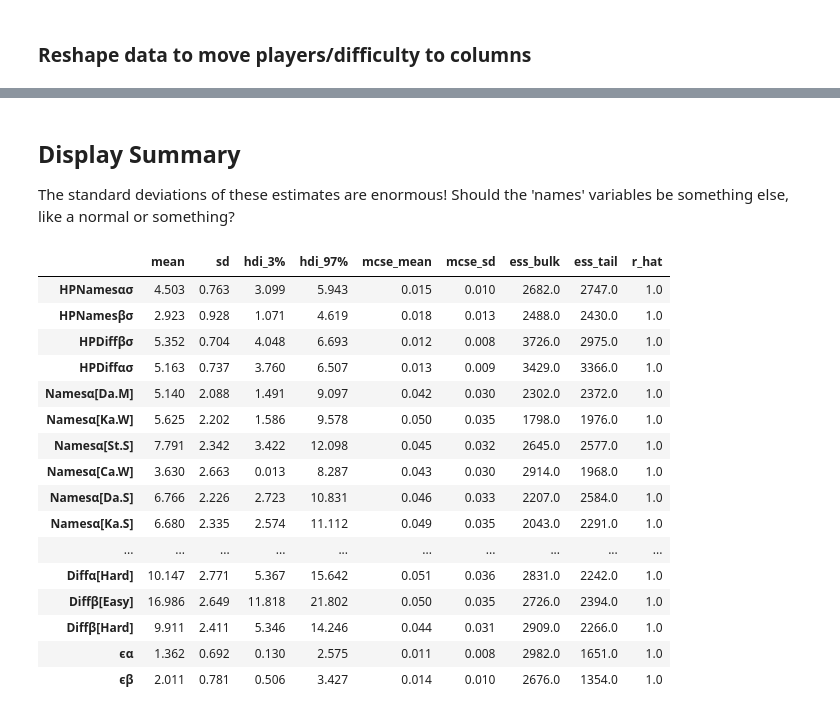
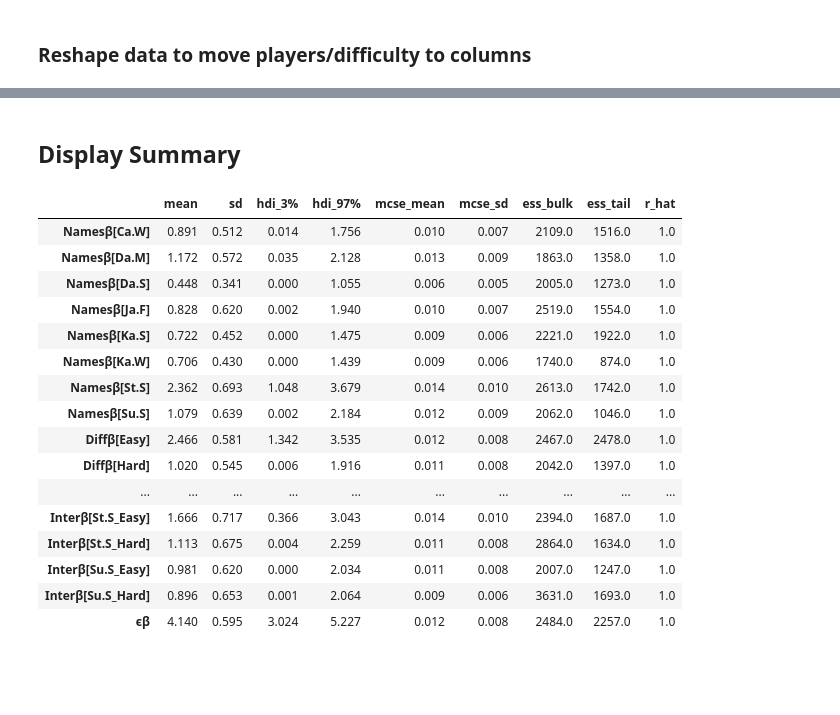
Before and after one commit to DJSherwood/wordle-analysis, a Jupyter notebook: BetterBinomial.ipynb, the cells around one changed output, grey strips where cells are left out. Drawn from its saved outputs; the diff is of its cells as text; code cells hidden in the pictures; blank space fills up the shorter version.

```diff
--- a/BetterBinomial.ipynb
+++ b/BetterBinomial.ipynb
@@ -185,27 +139,25 @@ There were 3 divergences after tuning. Increase `target_accept` or reparameteriz
 # %% [markdown]
 ## Display Summary
-The standard deviations of these estimates are enormous! Should the 'names' variables be something else, like a normal or something?
 # %%
-az.summary(trace2, var_names=["HPNamesασ","HPNamesβσ","HPDiffβσ", "HPDiffασ", "Namesα", "Namesβ", "Diffα", "Diffβ", "ϵα", "ϵβ"])
-# m = az.summary(trace2, var_names=["HPNamesασ","HPNamesβσ","HPDiffβσ", "HPDiffασ", "Namesα", "Namesβ", "Diffα", "Diffβ", "ϵα", "ϵβ"])
+az.summary(trace2, var_names=["Namesβ", "Diffβ", "Interβ", "ϵβ"])
 # m.to_csv(path_or_buf=r'C:\Users\HG749BX\OneDrive - EY\Documents\Python\wordle-analysis\model_output.csv', index=True)
 # %% [output]
 |  | mean | sd | hdi_3% | hdi_97% | mcse_mean | mcse_sd | ess_bulk | ess_tail | r_hat |
-| HPNamesασ | 4.503 | 0.763 | 3.099 | 5.943 | 0.015 | 0.010 | 2682.0 | 2747.0 | 1.0 |
-| HPNamesβσ | 2.923 | 0.928 | 1.071 | 4.619 | 0.018 | 0.013 | 2488.0 | 2430.0 | 1.0 |
-| HPDiffβσ | 5.352 | 0.704 | 4.048 | 6.693 | 0.012 | 0.008 | 3726.0 | 2975.0 | 1.0 |
-| HPDiffασ | 5.163 | 0.737 | 3.760 | 6.507 | 0.013 | 0.009 | 3429.0 | 3366.0 | 1.0 |
-| Namesα[Da.M] | 5.140 | 2.088 | 1.491 | 9.097 | 0.042 | 0.030 | 2302.0 | 2372.0 | 1.0 |
-| Namesα[Ka.W] | 5.625 | 2.202 | 1.586 | 9.578 | 0.050 | 0.035 | 1798.0 | 1976.0 | 1.0 |
-| Namesα[St.S] | 7.791 | 2.342 | 3.422 | 12.098 | 0.045 | 0.032 | 2645.0 | 2577.0 | 1.0 |
-| Namesα[Ca.W] | 3.630 | 2.663 | 0.013 | 8.287 | 0.043 | 0.030 | 2914.0 | 1968.0 | 1.0 |
-| Namesα[Da.S] | 6.766 | 2.226 | 2.723 | 10.831 | 0.046 | 0.033 | 2207.0 | 2584.0 | 1.0 |
-| Namesα[Ka.S] | 6.680 | 2.335 | 2.574 | 11.112 | 0.049 | 0.035 | 2043.0 | 2291.0 | 1.0 |
+| Namesβ[Ca.W] | 0.891 | 0.512 | 0.014 | 1.756 | 0.010 | 0.007 | 2109.0 | 1516.0 | 1.0 |
+| Namesβ[Da.M] | 1.172 | 0.572 | 0.035 | 2.128 | 0.013 | 0.009 | 1863.0 | 1358.0 | 1.0 |
+| Namesβ[Da.S] | 0.448 | 0.341 | 0.000 | 1.055 | 0.006 | 0.005 | 2005.0 | 1273.0 | 1.0 |
+| Namesβ[Ja.F] | 0.828 | 0.620 | 0.002 | 1.940 | 0.010 | 0.007 | 2519.0 | 1554.0 | 1.0 |
+| Namesβ[Ka.S] | 0.722 | 0.452 | 0.000 | 1.475 | 0.009 | 0.006 | 2221.0 | 1922.0 | 1.0 |
+| Namesβ[Ka.W] | 0.706 | 0.430 | 0.000 | 1.439 | 0.009 | 0.006 | 1740.0 | 874.0 | 1.0 |
+| Namesβ[St.S] | 2.362 | 0.693 | 1.048 | 3.679 | 0.014 | 0.010 | 2613.0 | 1742.0 | 1.0 |
+| Namesβ[Su.S] | 1.079 | 0.639 | 0.002 | 2.184 | 0.012 | 0.009 | 2062.0 | 1046.0 | 1.0 |
+| Diffβ[Easy] | 2.466 | 0.581 | 1.342 | 3.535 | 0.012 | 0.008 | 2467.0 | 2478.0 | 1.0 |
+| Diffβ[Hard] | 1.020 | 0.545 | 0.006 | 1.916 | 0.011 | 0.008 | 2042.0 | 1397.0 | 1.0 |
 | ... | ... | ... | ... | ... | ... | ... | ... | ... | ... |
-| Diffα[Hard] | 10.147 | 2.771 | 5.367 | 15.642 | 0.051 | 0.036 | 2831.0 | 2242.0 | 1.0 |
-| Diffβ[Easy] | 16.986 | 2.649 | 11.818 | 21.802 | 0.050 | 0.035 | 2726.0 | 2394.0 | 1.0 |
-| Diffβ[Hard] | 9.911 | 2.411 | 5.346 | 14.246 | 0.044 | 0.031 | 2909.0 | 2266.0 | 1.0 |
-| ϵα | 1.362 | 0.692 | 0.130 | 2.575 | 0.011 | 0.008 | 2982.0 | 1651.0 | 1.0 |
-| ϵβ | 2.011 | 0.781 | 0.506 | 3.427 | 0.014 | 0.010 | 2676.0 | 1354.0 | 1.0 |
+| Interβ[St.S_Easy] | 1.666 | 0.717 | 0.366 | 3.043 | 0.014 | 0.010 | 2394.0 | 1687.0 | 1.0 |
+| Interβ[St.S_Hard] | 1.113 | 0.675 | 0.004 | 2.259 | 0.011 | 0.008 | 2864.0 | 1634.0 | 1.0 |
+| Interβ[Su.S_Easy] | 0.981 | 0.620 | 0.000 | 2.034 | 0.011 | 0.008 | 2007.0 | 1247.0 | 1.0 |
+| Interβ[Su.S_Hard] | 0.896 | 0.653 | 0.001 | 2.064 | 0.009 | 0.006 | 3631.0 | 1693.0 | 1.0 |
+| ϵβ | 4.140 | 0.595 | 3.024 | 5.227 | 0.012 | 0.008 | 2484.0 | 2257.0 | 1.0 |
 # %%
 # az.plot_forest(trace2, var_names=["HPNamesασ","HPNamesβσ","HPDiffβσ", "HPDiffασ"], combined=True)
```
Also changed, not shown: parts of 37 cells of this notebook.
